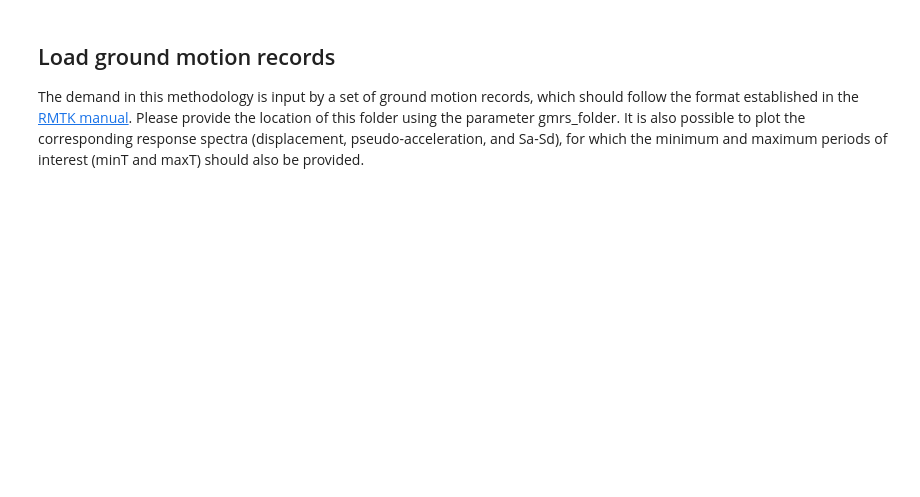
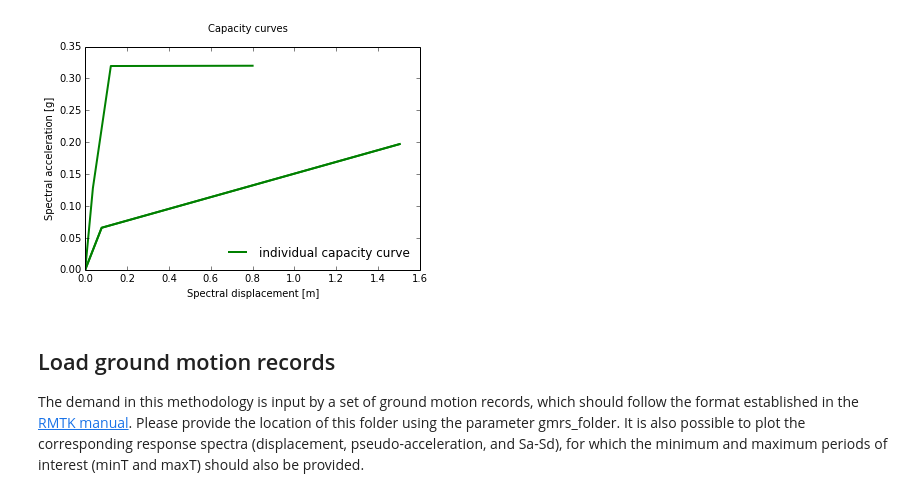
Before and after one commit to GEMScienceTools/rmtk, a Jupyter notebook: rmtk/vulnerability/derivation_fragility/MSA2_on_SDOF/2MSA_on_SDOF.ipynb, the cells around one changed output. Cells and saved outputs as stored; diff of their text form; code cells hidden in the pictures; blank space fills up the shorter version.

```diff
--- a/rmtk/vulnerability/derivation_fragility/MSA2_on_SDOF/2MSA_on_SDOF.ipynb
+++ b/rmtk/vulnerability/derivation_fragility/MSA2_on_SDOF/2MSA_on_SDOF.ipynb
@@ -13,11 +13,12 @@ In order to use this methodology, it is necessary to provide one (or a group) of
 # %%
 from rmtk.vulnerability.common import utils
 %matplotlib inline
 
 capacity_curves_file = '../../../../../rmtk_data/capacity_curves_sdof_chiara.csv'
 capacity_curves = utils.read_capacity_curves(capacity_curves_file)
-#utils.plot_capacity_curves(capacity_curves)
-#print capacity_curves
+utils.plot_capacity_curves(capacity_curves)
+# %% [output]
+[figure, added]
 # %% [markdown]
 ## Load ground motion records
 
```
Also changed, not shown: parts of 3 cells of this notebook, 16 other files.
